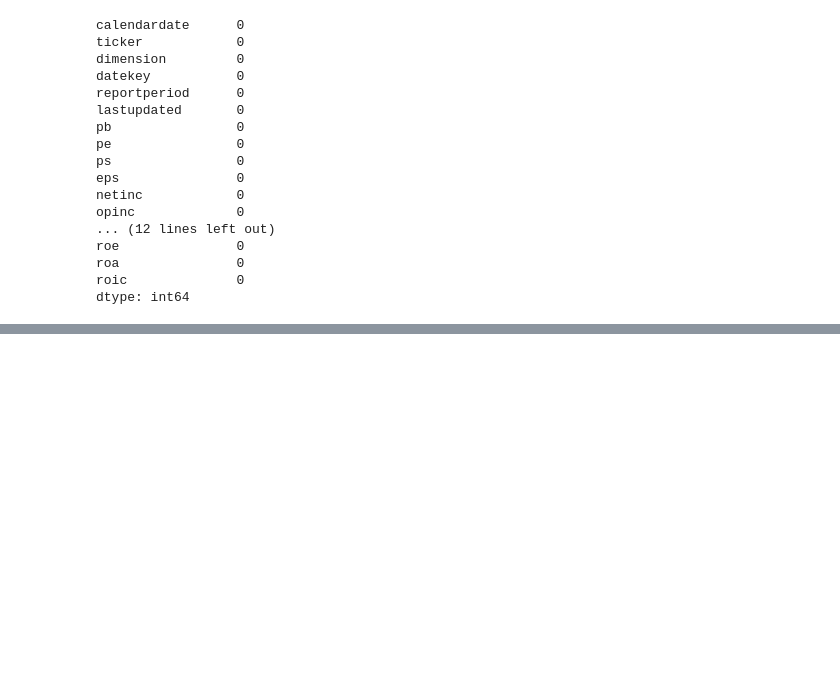
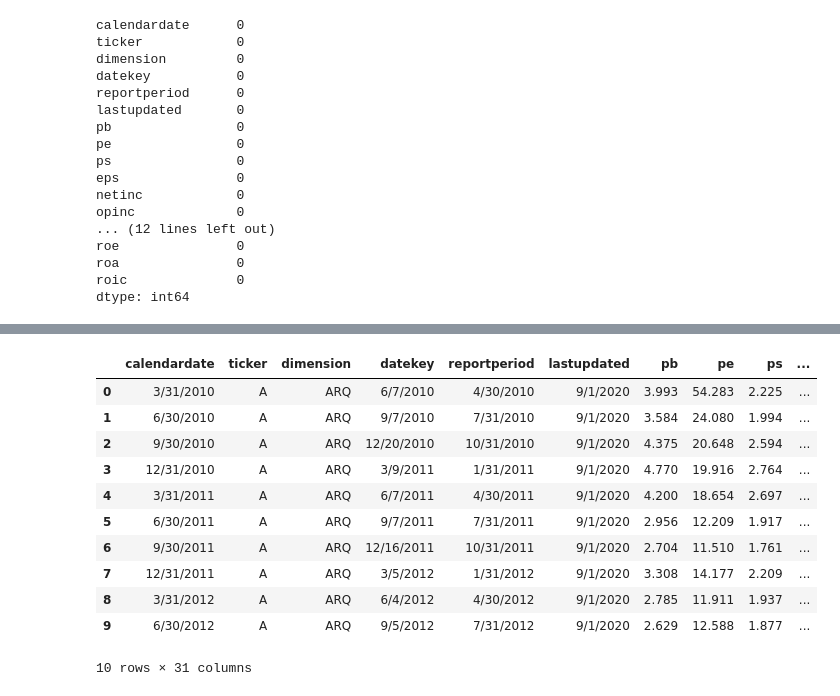
Before and after one commit to JonathanJing/Stock-Trading-Strategy, a Jupyter notebook: DataPre.ipynb, the cells around one changed output, grey strips where cells are left out. Saved outputs shown, nothing was run; the diff lists cells and outputs as text; code cells hidden in the pictures; blank space fills up the shorter version.

```diff
--- a/DataPre.ipynb
+++ b/DataPre.ipynb
@@ -245,3 +245,7 @@ roe               0
 roa               0
 roic              0
 dtype: int64
+# %%
+pricedata = pd.read_csv('D:/isds577/keystats_to_train.csv')
+# %%
+pricedata = pricedata[['stock_price','sp500_price','stock_p_change','sp500_p_change']]
@@ -247,0 +266,17 @@ dtype: int64
+# %%
+keystats_new = pd.concat([keystats_new, pricedata],axis=1)
+# %%
+keystats_new.head(10)
+# %% [output]
+|  | calendardate | ticker | dimension | datekey | reportperiod | lastupdated | pb | pe | ps | ... |
+| 0 | 3/31/2010 | A | ARQ | 6/7/2010 | 4/30/2010 | 9/1/2020 | 3.993 | 54.283 | 2.225 | ... |
+| 1 | 6/30/2010 | A | ARQ | 9/7/2010 | 7/31/2010 | 9/1/2020 | 3.584 | 24.080 | 1.994 | ... |
+| 2 | 9/30/2010 | A | ARQ | 12/20/2010 | 10/31/2010 | 9/1/2020 | 4.375 | 20.648 | 2.594 | ... |
+| 3 | 12/31/2010 | A | ARQ | 3/9/2011 | 1/31/2011 | 9/1/2020 | 4.770 | 19.916 | 2.764 | ... |
+| 4 | 3/31/2011 | A | ARQ | 6/7/2011 | 4/30/2011 | 9/1/2020 | 4.200 | 18.654 | 2.697 | ... |
+| 5 | 6/30/2011 | A | ARQ | 9/7/2011 | 7/31/2011 | 9/1/2020 | 2.956 | 12.209 | 1.917 | ... |
+| 6 | 9/30/2011 | A | ARQ | 12/16/2011 | 10/31/2011 | 9/1/2020 | 2.704 | 11.510 | 1.761 | ... |
+| 7 | 12/31/2011 | A | ARQ | 3/5/2012 | 1/31/2012 | 9/1/2020 | 3.308 | 14.177 | 2.209 | ... |
+| 8 | 3/31/2012 | A | ARQ | 6/4/2012 | 4/30/2012 | 9/1/2020 | 2.785 | 11.911 | 1.937 | ... |
+| 9 | 6/30/2012 | A | ARQ | 9/5/2012 | 7/31/2012 | 9/1/2020 | 2.629 | 12.588 | 1.877 | ... |
+10 rows × 31 columns
```
Also changed, not shown: parts of 6 cells of this notebook.
